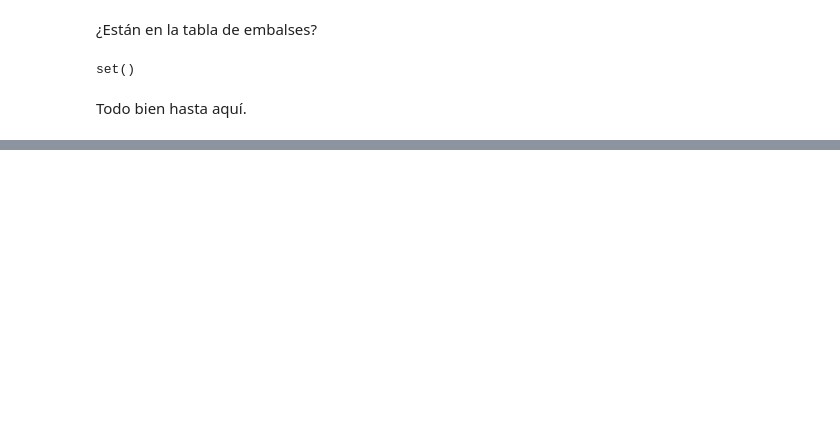
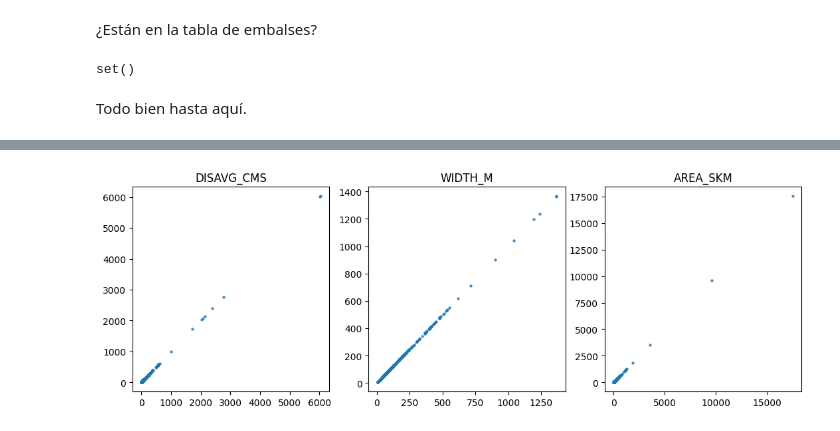
Before and after one commit to casadoj/reservoirs-LSHM, a Jupyter notebook: notebook/EFASv6/compare_lake_versions.ipynb, the cells around one changed output, grey strips where cells are left out. Drawn from its saved outputs; the diff is of its cells as text; code cells hidden in the pictures; blank space fills up the shorter version.

```diff
--- a/notebook/EFASv6/compare_lake_versions.ipynb
+++ b/notebook/EFASv6/compare_lake_versions.ipynb
@@ -56,0 +70,28 @@ Todo bien hasta aquí.
+# %%
+dates = [
+    '20250218',
+    '20250828'
+]
+
+variables = [
+    'alpha',
+    'area',
+    'avg_inflow',
+]
+
+tables = {}
+for var in variables:
+    print(var)
+    df = []
+    for date in dates:
+        data = pd.read_csv(
+            PATH_EFAS6 / 'tables' / f'{file_name}_{var}_{date}.txt',
+            sep='\t',
+            index_col=0,
+            header=None
+        ).squeeze()
+        data.index.name = 'GDW_ID'
+        data.name = date
+        print(f'\t{date}:\t{len(data)}')
+        df.append(data)
+    tables[var] = pd.concat(df, axis=1)
@@ -56,0 +108,17 @@ Todo bien hasta aquí.
+# %%
+hylak_ids = list(set(old.Hylak_id).intersection(new.HYLAK_ID))
+
+fig, axes = plt.subplots(ncols=3, figsize=(13, 4))
+
+for ax, var in zip(axes, ['DISAVG_CMS', 'WIDTH_M', 'AREA_SKM']):
+    ax.scatter(
+        old.loc[old.Hylak_id.isin(hylak_ids)].sort_values('Hylak_id')[var],
+        new.loc[new.HYLAK_ID.isin(hylak_ids)].sort_values('HYLAK_ID')[var],
+        s=5,
+        alpha=.7
+    )
+    ax.set(
+        title=var
+    )
+# %% [output]
+[figure, added]
```
Also changed, not shown: parts of 15 cells of this notebook, 2 other files.
